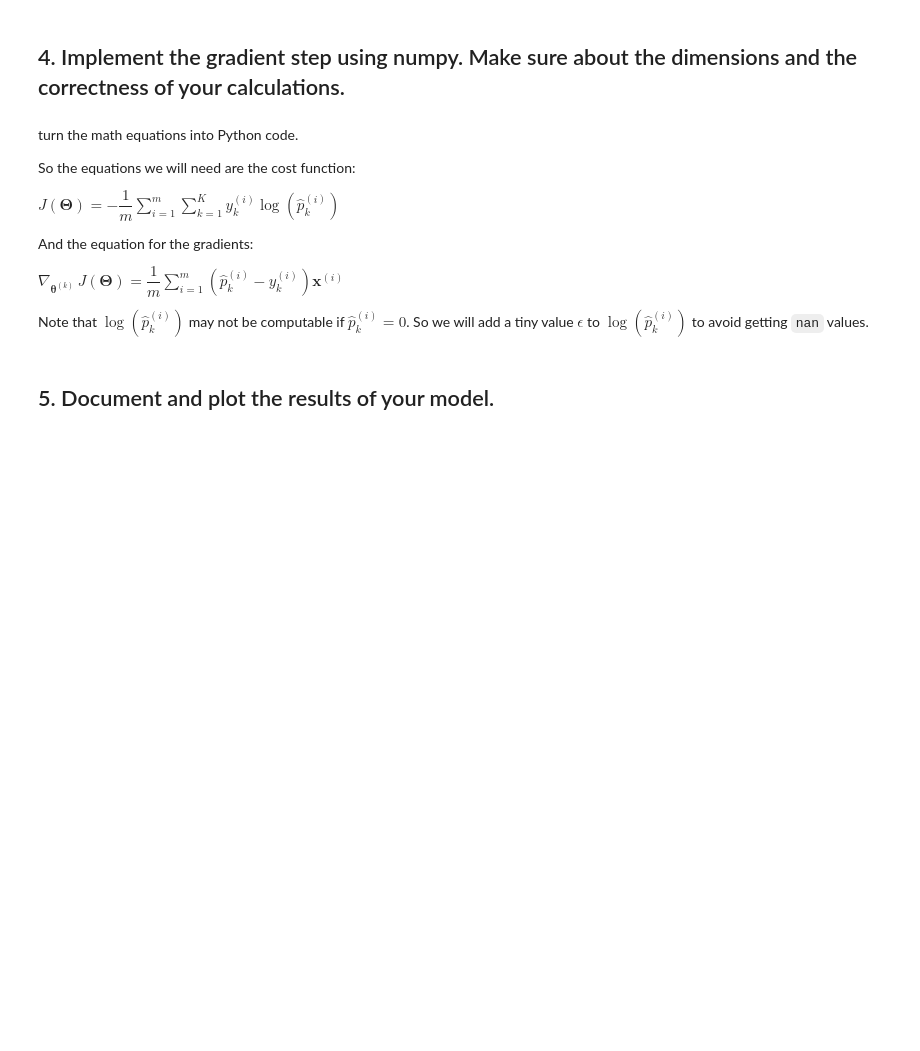
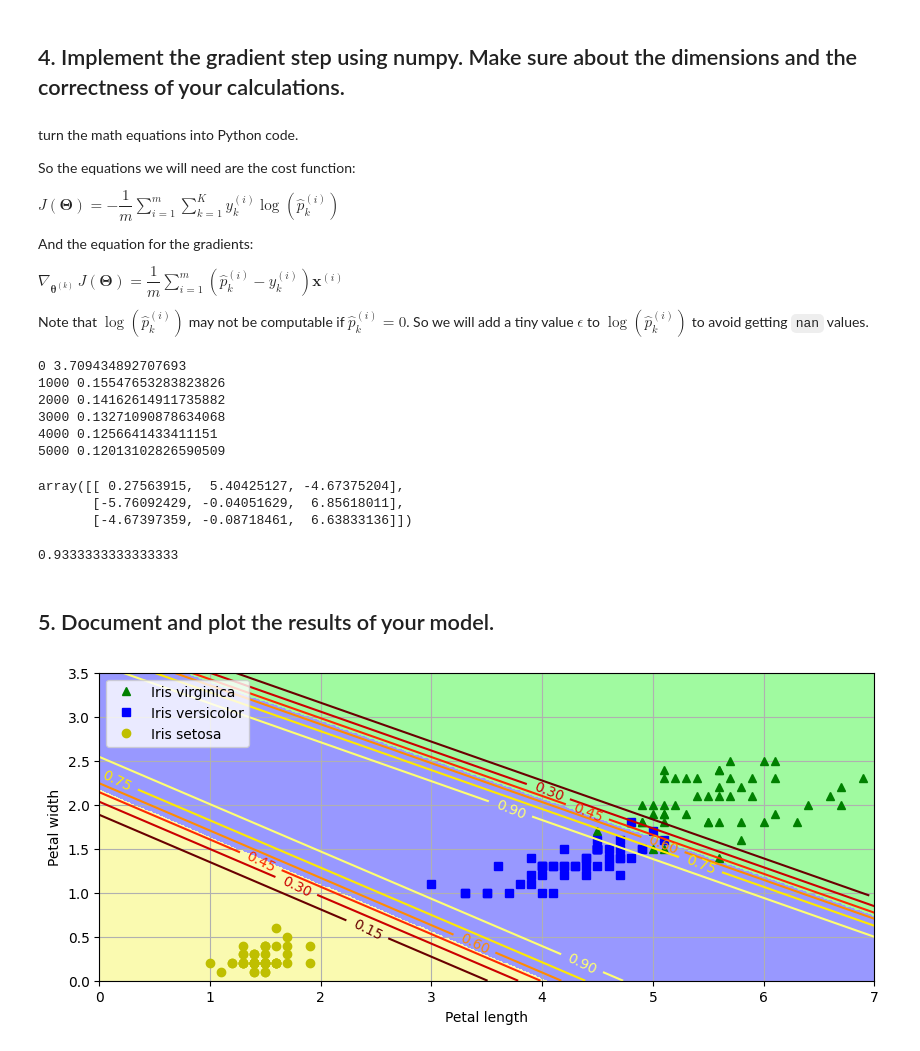
Before and after one commit to mr-nudo/intelligent-tools, a Jupyter notebook: Gradient_descent_for_softmax_regression.ipynb, the cells around one changed output. Saved outputs shown, nothing was run; the diff lists cells and outputs as text; code cells hidden in the pictures; blank space fills up the shorter version.

```diff
--- a/Gradient_descent_for_softmax_regression.ipynb
+++ b/Gradient_descent_for_softmax_regression.ipynb
@@ -131,19 +131,32 @@ np.random.seed(42)
 Theta = np.random.randn(n_inputs, n_outputs)
 
 
-# fill the following lines:
 for epoch in range(n_epochs):
-    logits = #----
-    Y_proba = #----
+    logits = np.dot(X_train, Theta)  # Compute logits
+    Y_proba = softmax(logits)  # Compute predicted probabilities
+
     if epoch % 1000 == 0:
-        Y_proba_valid = softmax#(----)
-        xentropy_losses = #-----
-        print(epoch, xentropy_losses.sum(axis=1).mean())
-    error = #-----
-    gradients = # -----
+        logits_valid = np.dot(X_valid, Theta)
+        Y_proba_valid = softmax(logits_valid)
+        xentropy_losses = -np.sum(Y_valid_one_hot * np.log(np.clip(Y_proba_valid, epsilon, 1 - epsilon)), axis=1)
+        print(epoch, xentropy_losses.mean())
+
+    error = Y_proba - Y_train_one_hot  # Compute error
+    gradients = np.dot(X_train.T, Y_proba - Y_train_one_hot) / len(X)
     Theta = Theta - eta * gradients
+# %% [output]
+0 3.709434892707693
+1000 0.15547653283823826
+2000 0.14162614911735882
+3000 0.13271090878634068
+4000 0.1256641433411151
+5000 0.12013102826590509
 # %%
 Theta
+# %% [output]
+array([[ 0.27563915,  5.40425127, -4.67375204],
+       [-5.76092429, -0.04051629,  6.85618011],
+       [-4.67397359, -0.08718461,  6.63833136]])
 # %%
 logits = X_valid @ Theta
 Y_proba = softmax(logits)
@@ -151,37 +164,41 @@ y_predict = Y_proba.argmax(axis=1)
 
 accuracy_score = (y_predict == y_valid).mean()
 accuracy_score
+# %% [output]
+0.9333333333333333
 # %% [markdown]
 ## 5. Document and plot the results of your model.
 # %%
 import matplotlib as mpl
 
 custom_cmap = mpl.colors.ListedColormap(['#fafab0', '#9898ff', '#a0faa0'])
 
 x0, x1 = np.meshgrid(np.linspace(0, 8, 500).reshape(-1, 1),
                      np.linspace(0, 3.5, 200).reshape(-1, 1))
 X_new = np.c_[x0.ravel(), x1.ravel()]
 X_new = (X_new - mean) / std
 X_new_with_bias = np.c_[np.ones(len(X_new)), X_new]
 
-logits = #---- fill here
-Y_proba = #---- fill here
-y_predict = #---- fill here
+logits = np.dot(X_new_with_bias, Theta)
+Y_proba = softmax(logits)
+y_predict = np.argmax(Y_proba, axis=1)
 
 zz1 = Y_proba[:, 1].reshape(x0.shape)
 zz = y_predict.reshape(x0.shape)
 
 plt.figure(figsize=(10, 4))
 plt.plot(X[y == 2, 0], X[y == 2, 1], "g^", label="Iris virginica")
 plt.plot(X[y == 1, 0], X[y == 1, 1], "bs", label="Iris versicolor")
 plt.plot(X[y == 0, 0], X[y == 0, 1], "yo", label="Iris setosa")
 
 plt.contourf(x0, x1, zz, cmap=custom_cmap)
 contour = plt.contour(x0, x1, zz1, cmap="hot")
 plt.clabel(contour, inline=1)
 plt.xlabel("Petal length")
 plt.ylabel("Petal width")
 plt.legend(loc="upper left")
 plt.axis([0, 7, 0, 3.5])
 plt.grid()
 plt.show()
+# %% [output]
+[figure, added]
```
